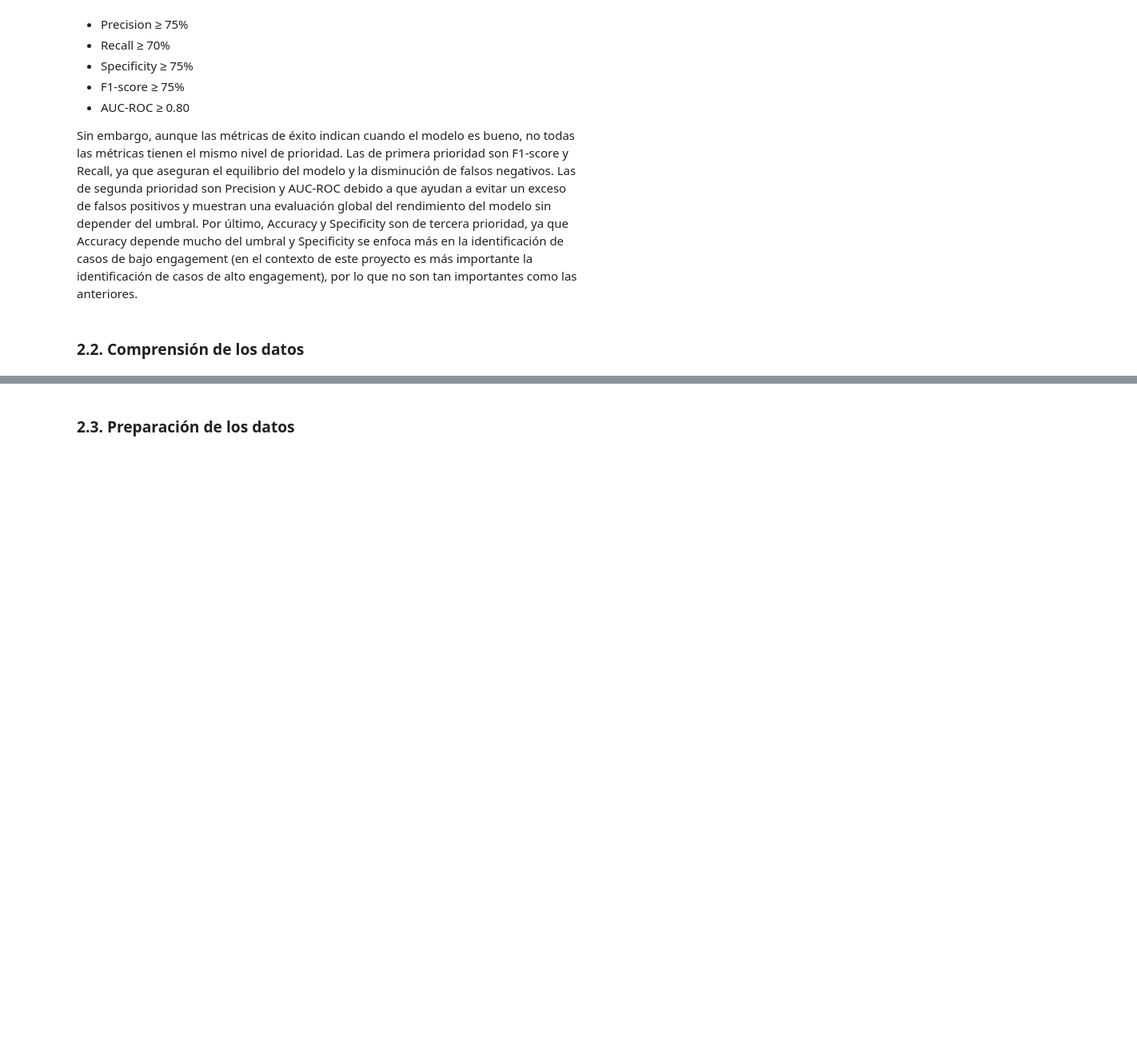
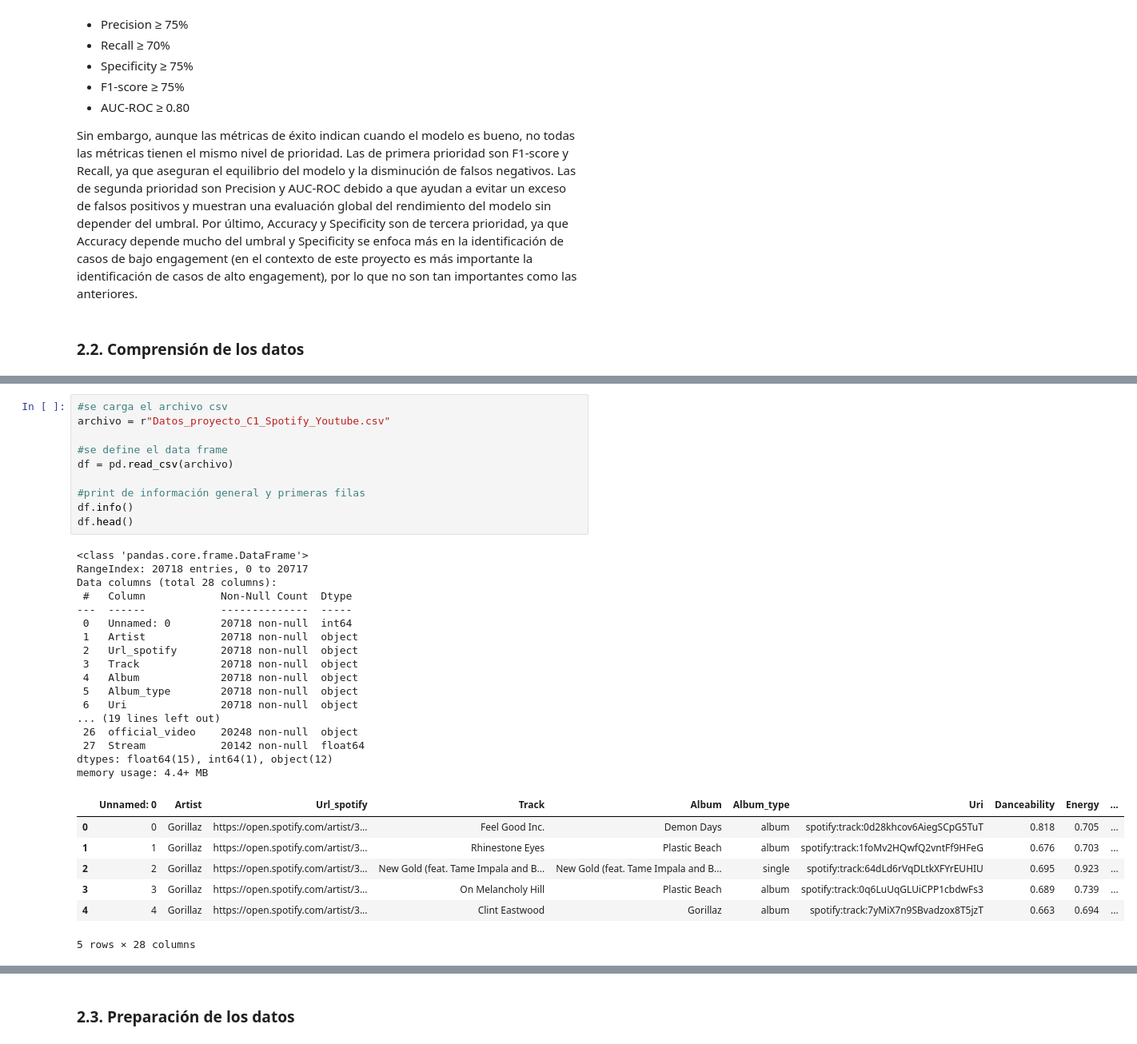
Before and after one commit to Julizzy/proyecto-analitica-c3, a Jupyter notebook: proyecto_C3_grupo4.ipynb, the cells around one changed output, grey strips where cells are left out. Shown at 80% size. Cells and saved outputs as stored; diff of their text form; blank space fills up the shorter version.

```diff
--- a/proyecto_C3_grupo4.ipynb
+++ b/proyecto_C3_grupo4.ipynb
@@ -76,0 +85,35 @@ Sin embargo, aunque las métricas de éxito indican cuando el modelo es bueno, n
+# %%
+#se carga el archivo csv
+archivo = r"Datos_proyecto_C1_Spotify_Youtube.csv"
+
+#se define el data frame
+df = pd.read_csv(archivo)
+
+#print de información general y primeras filas
+df.info()
+df.head()
+# %% [output]
+<class 'pandas.core.frame.DataFrame'>
+RangeIndex: 20718 entries, 0 to 20717
+Data columns (total 28 columns):
+ #   Column            Non-Null Count  Dtype
+---  ------            --------------  -----
+ 0   Unnamed: 0        20718 non-null  int64
+ 1   Artist            20718 non-null  object
+ 2   Url_spotify       20718 non-null  object
+ 3   Track             20718 non-null  object
+ 4   Album             20718 non-null  object
+ 5   Album_type        20718 non-null  object
+ 6   Uri               20718 non-null  object
+... (19 lines left out)
+ 26  official_video    20248 non-null  object
+ 27  Stream            20142 non-null  float64
+dtypes: float64(15), int64(1), object(12)
+memory usage: 4.4+ MB
+|  | Unnamed: 0 | Artist | Url_spotify | Track | Album | Album_type | Uri | Danceability | Energy | ... |
+| 0 | 0 | Gorillaz | https://open.spotify.com/artist/3... | Feel Good Inc. | Demon Days | album | spotify:track:0d28khcov6AiegSCpG5TuT | 0.818 | 0.705 | ... |
+| 1 | 1 | Gorillaz | https://open.spotify.com/artist/3... | Rhinestone Eyes | Plastic Beach | album | spotify:track:1foMv2HQwfQ2vntFf9HFeG | 0.676 | 0.703 | ... |
+| 2 | 2 | Gorillaz | https://open.spotify.com/artist/3... | New Gold (feat. Tame Impala and B... | New Gold (feat. Tame Impala and B... | single | spotify:track:64dLd6rVqDLtkXFYrEUHIU | 0.695 | 0.923 | ... |
+| 3 | 3 | Gorillaz | https://open.spotify.com/artist/3... | On Melancholy Hill | Plastic Beach | album | spotify:track:0q6LuUqGLUiCPP1cbdwFs3 | 0.689 | 0.739 | ... |
+| 4 | 4 | Gorillaz | https://open.spotify.com/artist/3... | Clint Eastwood | Gorillaz | album | spotify:track:7yMiX7n9SBvadzox8T5jzT | 0.663 | 0.694 | ... |
+5 rows × 28 columns
```
Also changed, not shown: parts of 6 cells of this notebook.
